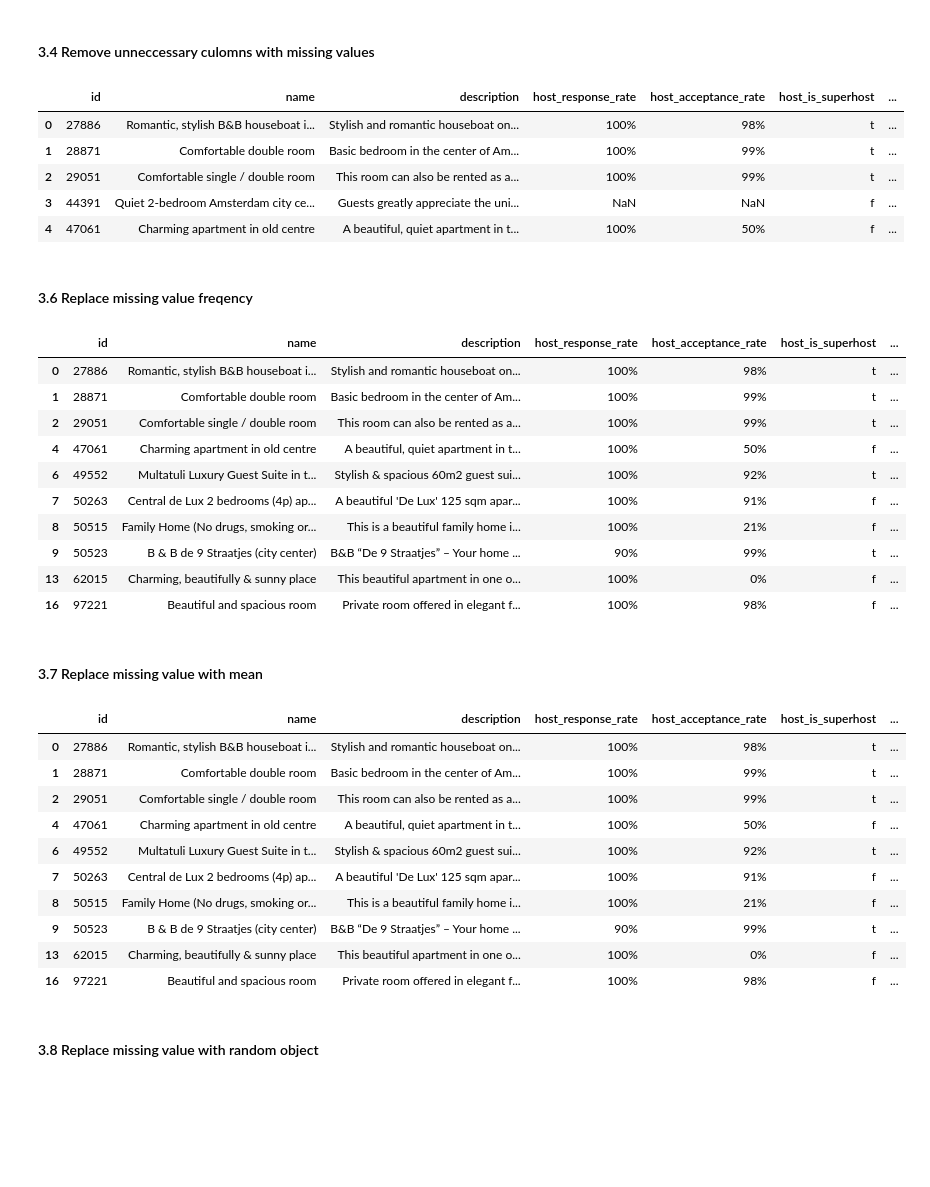
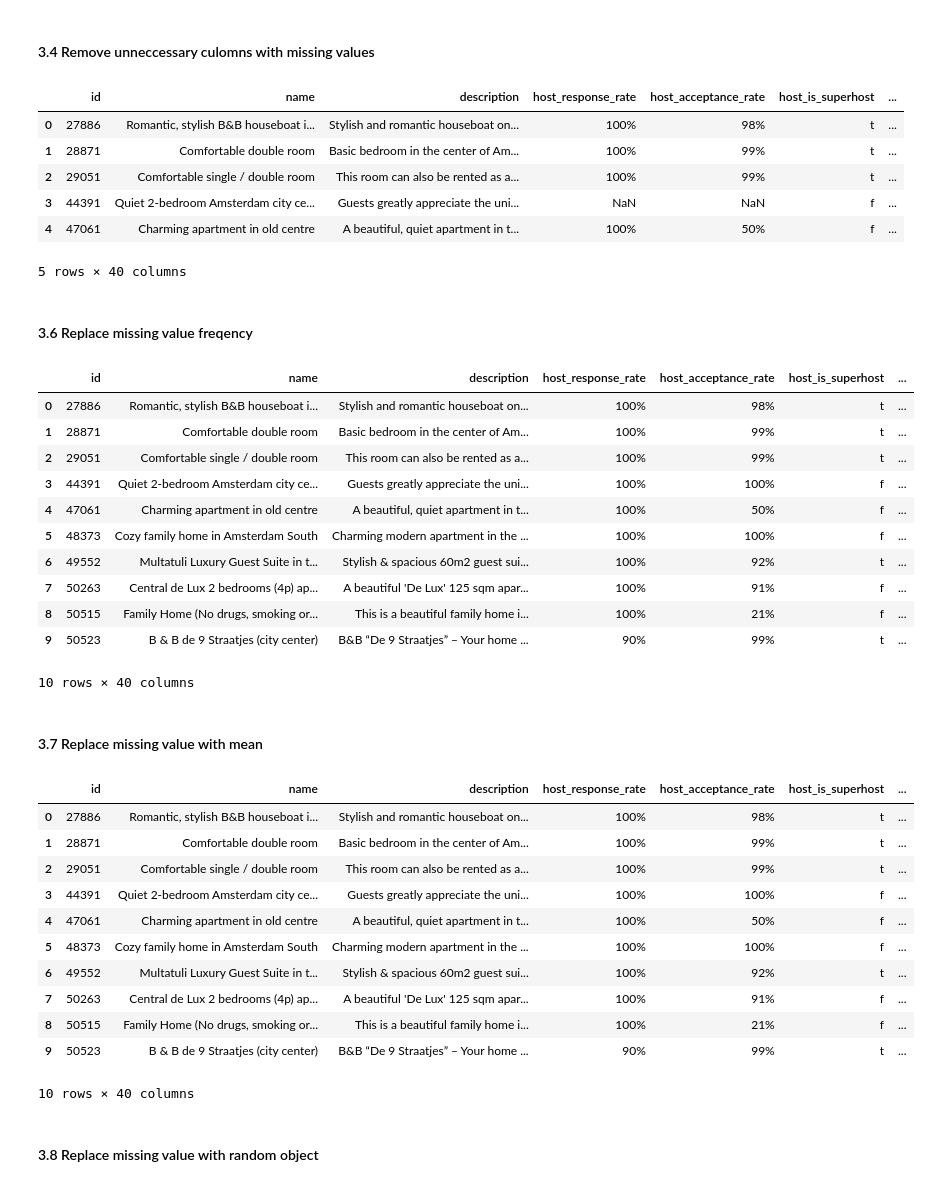
Before and after one commit to erikvidadev/airbnb-price-prediction, a Jupyter notebook: notebooks/01_data_cleaning.ipynb, the cells around one changed output. Drawn from its saved outputs; the diff is of its cells as text; code cells hidden in the pictures; blank space fills up the shorter version.

```diff
--- a/notebooks/01_data_cleaning.ipynb
+++ b/notebooks/01_data_cleaning.ipynb
@@ -22,5 +28,10 @@ Most data scientists spend 60–70% of their working time cleaning data.
 # %%
 import pandas as pd
 import numpy as np
+from dotenv import load_dotenv
 
-pd.set_option("display.max_columns", None)  # összes oszlopot mutassa
+from src.db_connection import DatabaseConfig, DatabaseConnection
+
+
+dotenv_path = "/Users/erikvida/PycharmProjects/airbnb-price-prediction/.env"
+load_dotenv(dotenv_path)
@@ -144,7 +169,7 @@ Name: count, dtype: int64
 # %% [markdown]
 #### 3.4 Remove unneccessary culomns with missing values
 # %%
-df.drop(columns = [
+columns_to_drop = [
     "listing_url", "scrape_id", "last_scraped", "source",
     "neighborhood_overview", "picture_url", "host_id", "host_url",
     "host_name", "host_since", "host_location", "host_about", "host_response_time",
@@ -158,10 +183,10 @@ df.drop(columns = [
     "calculated_host_listings_count_private_rooms",
     "calculated_host_listings_count_shared_rooms",
     "estimated_revenue_l365d", "reviews_per_month",
-    "host_verifications", "latitude", 'longitude',
+    "host_verifications", "latitude", "longitude",
+]
 
-    ],errors="ignore", inplace=True)
-
+df.drop(columns=columns_to_drop, errors="ignore", inplace=True)
 df.head()
 # %% [output]
 |  | id | name | description | host_response_rate | host_acceptance_rate | host_is_superhost | ... |
@@ -170,41 +195,45 @@ df.head()
 | 2 | 29051 | Comfortable single / double room | This room can also be rented as a... | 100% | 99% | t | ... |
 | 3 | 44391 | Quiet 2-bedroom Amsterdam city ce... | Guests greatly appreciate the uni... | NaN | NaN | f | ... |
 | 4 | 47061 | Charming apartment in old centre | A beautiful, quiet apartment in t... | 100% | 50% | f | ... |
+5 rows × 40 columns
 # %% [markdown]
 #### 3.6 Replace missing value freqency
 # %%
-df.loc[:, 'host_response_rate'] = df['host_response_rate'].fillna(df['host_response_rate'].mode()[0])
-df.loc[:, 'host_acceptance_rate'] = df['host_acceptance_rate'].fillna(df['host_acceptance_rate'].mode()[0])
-df.loc[:, 'host_is_superhost'] = df['host_is_superhost'].fillna(df['host_is_superhost'].mode()[0])
-df.loc[:, 'neighbourhood'] = df['neighbourhood'].fillna(df['neighbourhood'].mode()[0])
-df.loc[:, 'neighbourhood_cleansed'] = df['neighbourhood_cleansed'].fillna(df['neighbourhood_cleansed'].mode()[0])
-df.loc[:, 'property_type'] = df['property_type'].fillna(df['property_type'].mode()[0])
-df.loc[:, 'room_type'] = df['room_type'].fillna(df['room_type'].mode()[0])
+mode_columns = [
+    'host_response_rate', 'host_acceptance_rate', 'host_is_superhost',
+    'neighbourhood', 'neighbourhood_cleansed', 'property_type', 'room_type'
+]
 
+for col in mode_columns:
+    if col in df.columns and not df[col].mode().empty:
+        df[col] = df[col].fillna(df[col].mode()[0])
 
 df.head(10)
 # %% [output]
 |  | id | name | description | host_response_rate | host_acceptance_rate | host_is_superhost | ... |
 | 0 | 27886 | Romantic, stylish B&B houseboat i... | Stylish and romantic houseboat on... | 100% | 98% | t | ... |
 | 1 | 28871 | Comfortable double room | Basic bedroom in the center of Am... | 100% | 99% | t | ... |
 | 2 | 29051 | Comfortable single / double room | This room can also be rented as a... | 100% | 99% | t | ... |
+| 3 | 44391 | Quiet 2-bedroom Amsterdam city ce... | Guests greatly appreciate the uni... | 100% | 100% | f | ... |
 | 4 | 47061 | Charming apartment in old centre | A beautiful, quiet apartment in t... | 100% | 50% | f | ... |
+| 5 | 48373 | Cozy family home in Amsterdam South | Charming modern apartment in the ... | 100% | 100% | f | ... |
 | 6 | 49552 | Multatuli Luxury Guest Suite in t... | Stylish & spacious 60m2 guest sui... | 100% | 92% | t | ... |
 | 7 | 50263 | Central de Lux 2 bedrooms (4p) ap... | A beautiful 'De Lux' 125 sqm apar... | 100% | 91% | f | ... |
 | 8 | 50515 | Family Home (No drugs, smoking or... | This is a beautiful family home i... | 100% | 21% | f | ... |
 | 9 | 50523 | B & B de 9 Straatjes (city center) | B&B “De 9 Straatjes” – Your home ... | 90% | 99% | t | ... |
-| 13 | 62015 | Charming, beautifully & sunny place | This beautiful apartment in one o... | 100% | 0% | f | ... |
-| 16 | 97221 | Beautiful and spacious room | Private room offered in elegant f... | 100% | 98% | f | ... |
+10 rows × 40 columns
 # %% [markdown]
 #### 3.7 Replace missing value with mean
 # %%
-df['review_scores_value'] = df['review_scores_value'].fillna(df['review_scores_value'].mean())
-df['review_scores_location'] = df['review_scores_location'].fillna(df['review_scores_location'].mean())
-df['review_scores_rating'] = df['review_scores_rating'].fillna(df['review_scores_rating'].mean())
-df['review_scores_accuracy'] = df['review_scores_accuracy'].fillna(df['review_scores_accuracy'].mean())
-df['review_scores_cleanliness'] = df['review_scores_cleanliness'].fillna(df['review_scores_cleanliness'].mean())
-df['review_scores_checkin'] = df['review_scores_checkin'].fillna(df['review_scores_checkin'].mean())
-df['review_scores_communication'] = df['review_scores_communication'].fillna(df['review_scores_communication'].mean())
+mean_columns = [
+    'review_scores_value', 'review_scores_location', 'review_scores_rating',
+    'review_scores_accuracy', 'review_scores_cleanliness', 'review_scores_checkin',
+    'review_scores_communication'
+]
+
+for col in mean_columns:
+    if col in df.columns:
+        df[col] = df[col].fillna(df[col].mean())
 
 df.head(10)
 # %% [output]
@@ -212,13 +241,14 @@ df.head(10)
 | 0 | 27886 | Romantic, stylish B&B houseboat i... | Stylish and romantic houseboat on... | 100% | 98% | t | ... |
 | 1 | 28871 | Comfortable double room | Basic bedroom in the center of Am... | 100% | 99% | t | ... |
 | 2 | 29051 | Comfortable single / double room | This room can also be rented as a... | 100% | 99% | t | ... |
+| 3 | 44391 | Quiet 2-bedroom Amsterdam city ce... | Guests greatly appreciate the uni... | 100% | 100% | f | ... |
 | 4 | 47061 | Charming apartment in old centre | A beautiful, quiet apartment in t... | 100% | 50% | f | ... |
+| 5 | 48373 | Cozy family home in Amsterdam South | Charming modern apartment in the ... | 100% | 100% | f | ... |
 | 6 | 49552 | Multatuli Luxury Guest Suite in t... | Stylish & spacious 60m2 guest sui... | 100% | 92% | t | ... |
 | 7 | 50263 | Central de Lux 2 bedrooms (4p) ap... | A beautiful 'De Lux' 125 sqm apar... | 100% | 91% | f | ... |
 | 8 | 50515 | Family Home (No drugs, smoking or... | This is a beautiful family home i... | 100% | 21% | f | ... |
 | 9 | 50523 | B & B de 9 Straatjes (city center) | B&B “De 9 Straatjes” – Your home ... | 90% | 99% | t | ... |
-| 13 | 62015 | Charming, beautifully & sunny place | This beautiful apartment in one o... | 100% | 0% | f | ... |
-| 16 | 97221 | Beautiful and spacious room | Private room offered in elegant f... | 100% | 98% | f | ... |
+10 rows × 40 columns
 # %% [markdown]
 #### 3.8 Replace missing value with random object
 # %%
```
Also changed, not shown: parts of 22 cells of this notebook, 4 other files.
